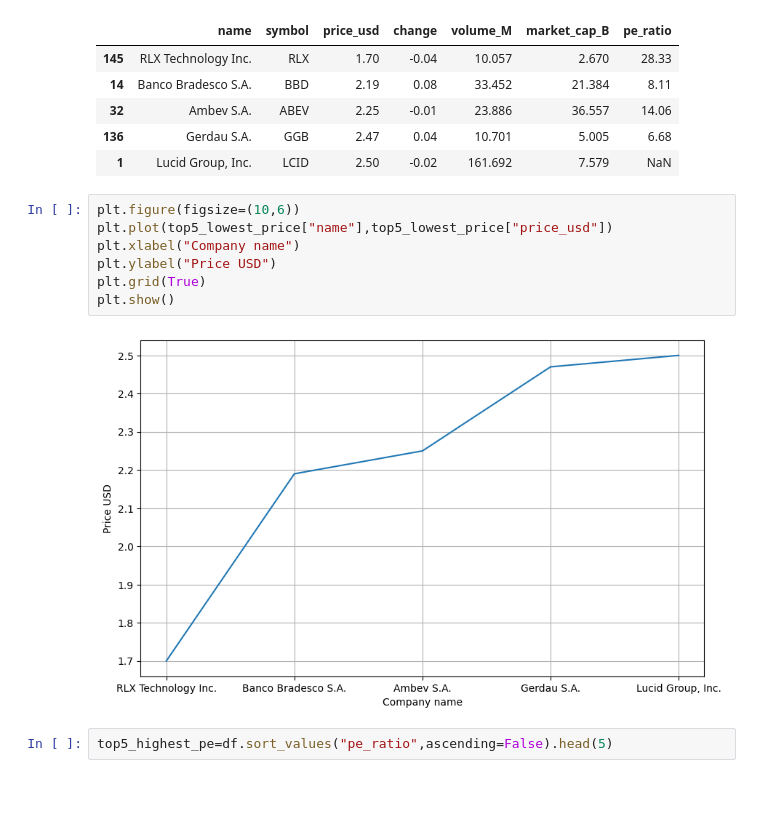
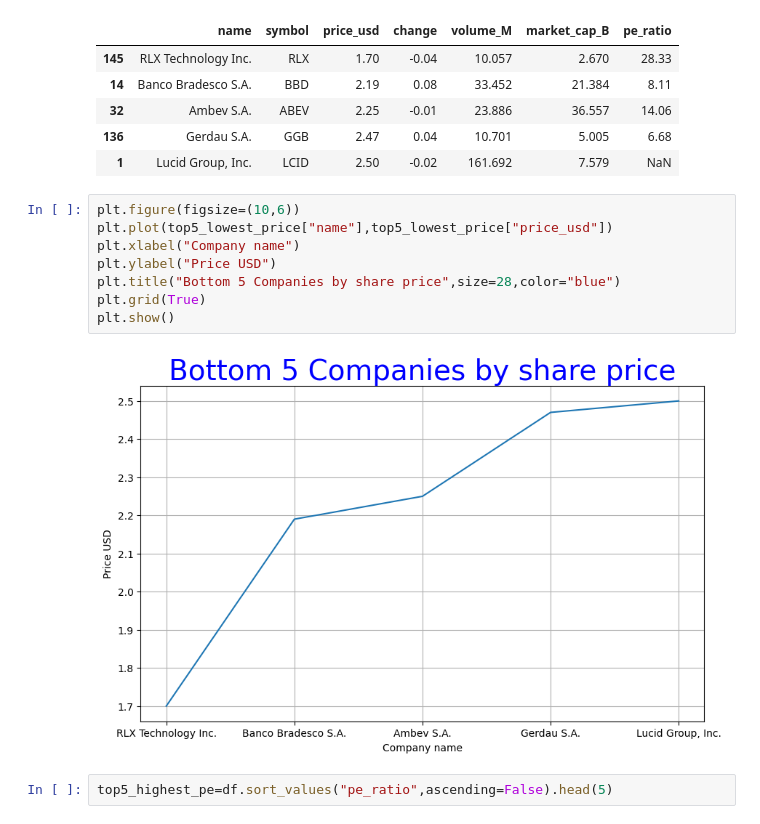
Before and after one commit to zaidmansuri958/Yahoo-finance-scraping, a Jupyter notebook: analysis.ipynb, the cells around one changed output. Drawn from its saved outputs; the diff is of its cells as text; blank space fills up the shorter version.

```diff
--- a/analysis.ipynb
+++ b/analysis.ipynb
@@ -84,12 +87,13 @@ top5_lowest_price
 # %%
 plt.figure(figsize=(10,6))
 plt.plot(top5_lowest_price["name"],top5_lowest_price["price_usd"])
 plt.xlabel("Company name")
 plt.ylabel("Price USD")
+plt.title("Bottom 5 Companies by share price",size=28,color="blue")
 plt.grid(True)
 plt.show()
 # %% [output]
-[figure, old version]
+[figure, new version]
 # %%
 top5_highest_pe=df.sort_values("pe_ratio",ascending=False).head(5)
 # %%
```
Also changed, not shown: parts of 5 cells of this notebook.
